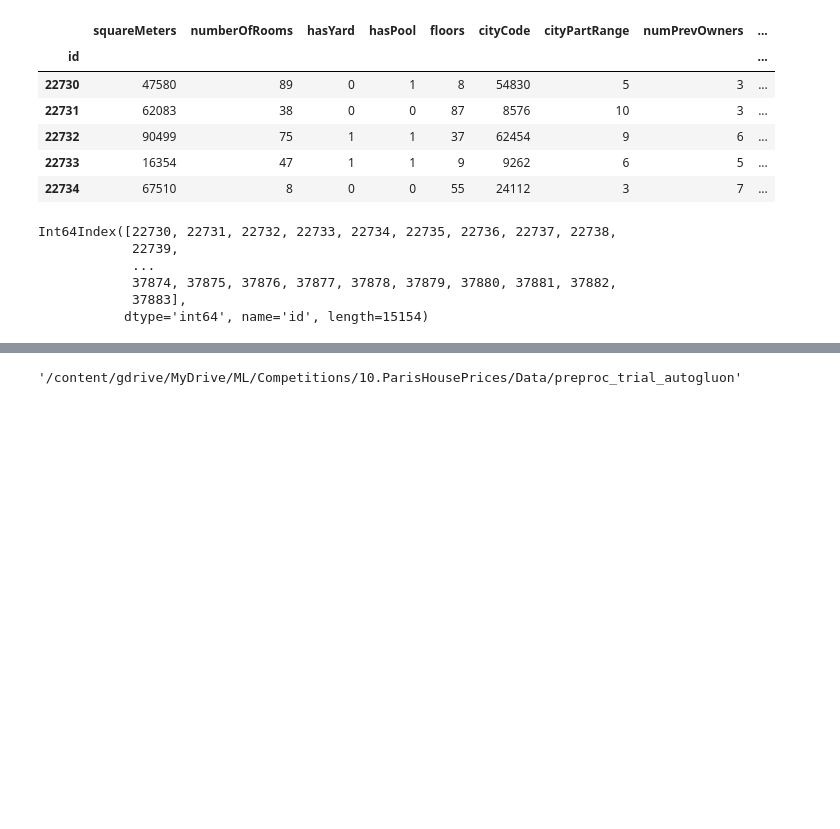
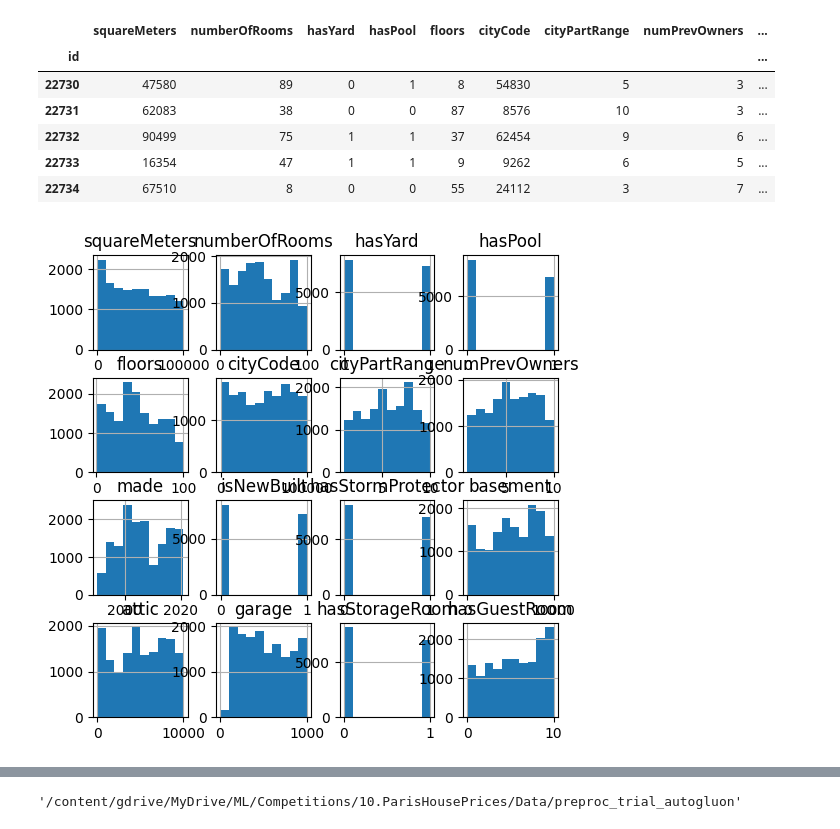
Before and after one commit to PashaIanko/Kaggle.ParisHousingPrices, a Jupyter notebook: 0_autogluon_baseline.ipynb, the cells around one changed output, grey strips where cells are left out. Cells and saved outputs as stored; diff of their text form; code cells hidden in the pictures; blank space fills up the shorter version.

```diff
--- a/0_autogluon_baseline.ipynb
+++ b/0_autogluon_baseline.ipynb
@@ -532,15 +495,10 @@ submission_df.head()
 | 22732 | 90499 | 75 | 1 | 1 | 37 | 62454 | 9 | 6 | ... |
 | 22733 | 16354 | 47 | 1 | 1 | 9 | 9262 | 6 | 5 | ... |
 | 22734 | 67510 | 8 | 0 | 0 | 55 | 24112 | 3 | 7 | ... |
-# %%
-submission_df.index
-# %% [output]
-Int64Index([22730, 22731, 22732, 22733, 22734, 22735, 22736, 22737, 22738,
-            22739,
-            ...
-            37874, 37875, 37876, 37877, 37878, 37879, 37880, 37881, 37882,
-            37883],
-           dtype='int64', name='id', length=15154)
+# %%
+_ = submission_df.hist(figsize=(6, 6))
+# %% [output]
+[figure, added]
 # %%
 pred = model.predict(submission_df)
 # %%
```
Also changed, not shown: parts of 9 cells of this notebook.
